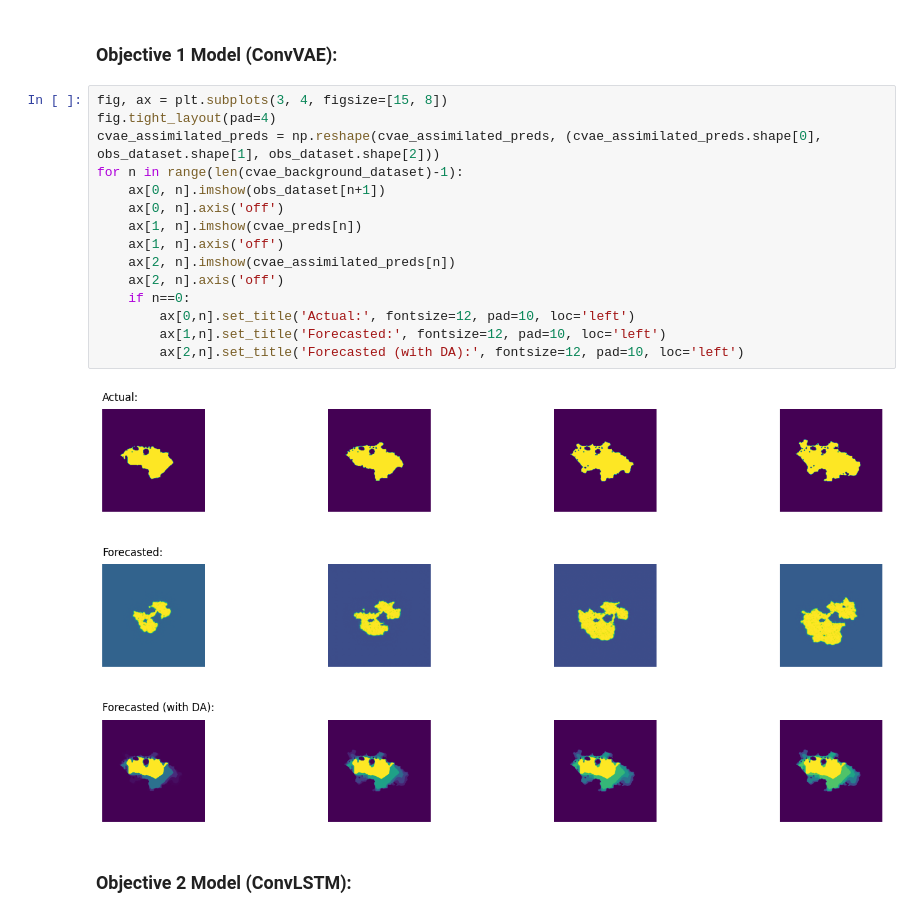
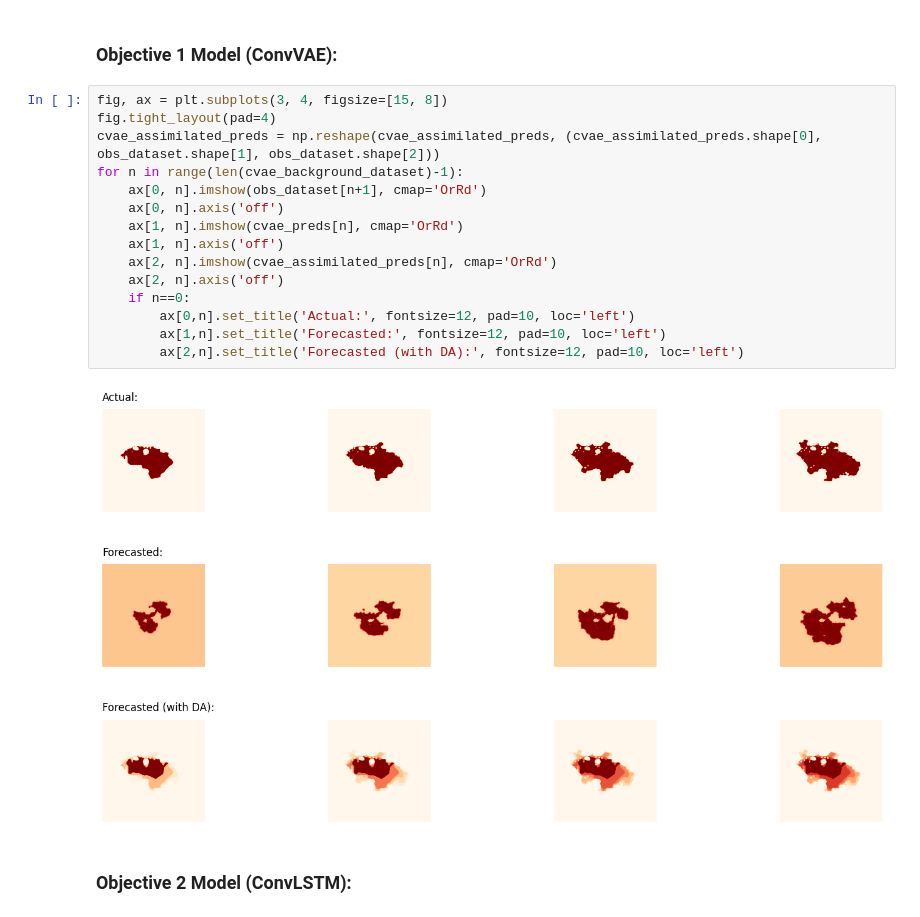
Before and after one commit to edsml-sm1122/ads-wildfire, a Jupyter notebook: wildfire/objective_3.ipynb, the cells around one changed output. Drawn from its saved outputs; the diff is of its cells as text.

```diff
--- a/wildfire/objective_3.ipynb
+++ b/wildfire/objective_3.ipynb
@@ -137,20 +137,20 @@ CLSTM MSE (in physical space) after DA: 0.012730181853468326
 # %%
 fig, ax = plt.subplots(3, 4, figsize=[15, 8])
 fig.tight_layout(pad=4)
 cvae_assimilated_preds = np.reshape(cvae_assimilated_preds, (cvae_assimilated_preds.shape[0], obs_dataset.shape[1], obs_dataset.shape[2]))
 for n in range(len(cvae_background_dataset)-1):
-    ax[0, n].imshow(obs_dataset[n+1])
+    ax[0, n].imshow(obs_dataset[n+1], cmap='OrRd')
     ax[0, n].axis('off')
-    ax[1, n].imshow(cvae_preds[n])
+    ax[1, n].imshow(cvae_preds[n], cmap='OrRd')
     ax[1, n].axis('off')
-    ax[2, n].imshow(cvae_assimilated_preds[n])
+    ax[2, n].imshow(cvae_assimilated_preds[n], cmap='OrRd')
     ax[2, n].axis('off')
     if n==0:
         ax[0,n].set_title('Actual:', fontsize=12, pad=10, loc='left')
         ax[1,n].set_title('Forecasted:', fontsize=12, pad=10, loc='left')
         ax[2,n].set_title('Forecasted (with DA):', fontsize=12, pad=10, loc='left')
 # %% [output]
-[figure, old version]
+[figure, new version]
 # %% [markdown]
 ### Objective 2 Model (ConvLSTM):
 # %%
```
Also changed, not shown: parts of 3 cells of this notebook, 2 other files.
